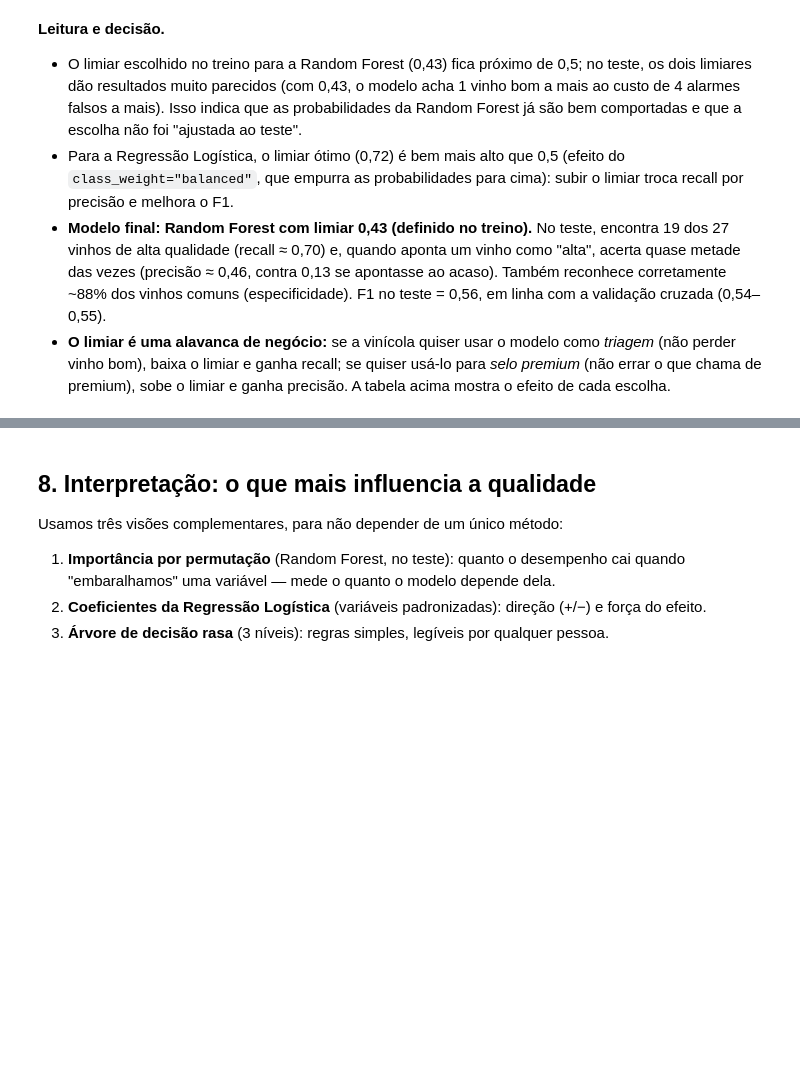
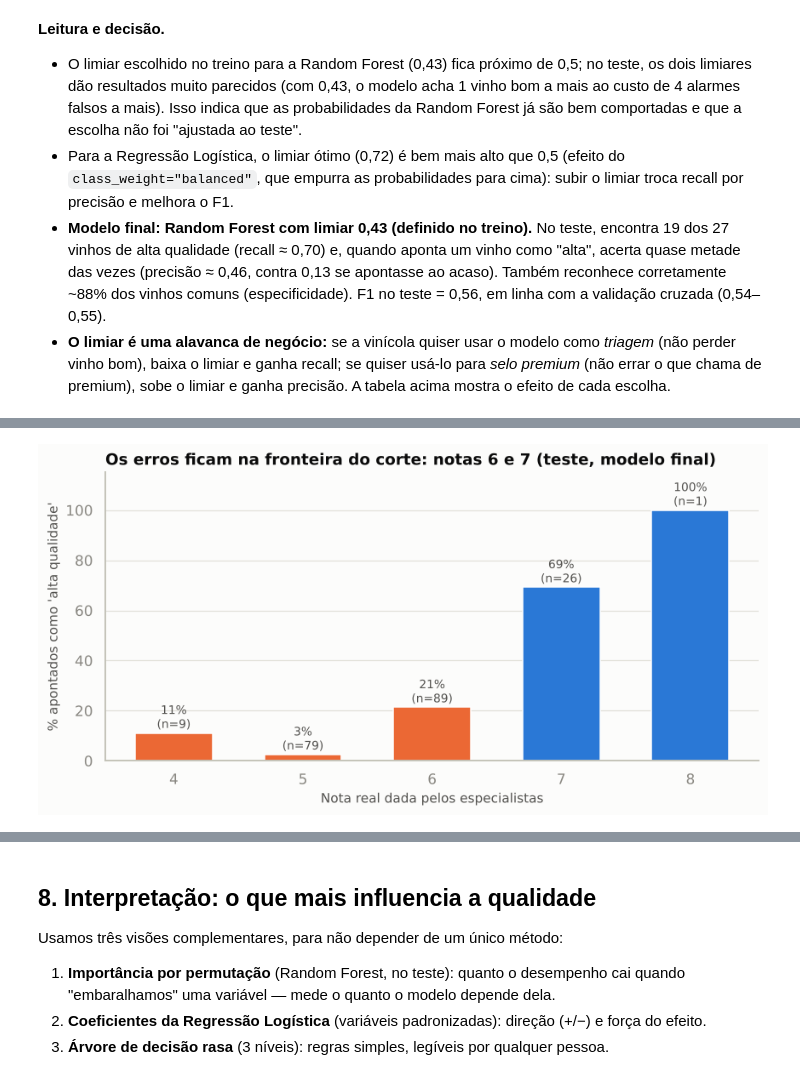
Before and after one commit to igorsycko/postech15dtat-tech-challenge-2-wine, a Jupyter notebook: notebooks/02_modelagem.ipynb, the cells around one changed output, grey strips where cells are left out. Saved outputs shown, nothing was run; the diff lists cells and outputs as text; code cells hidden in the pictures; blank space fills up the shorter version.

```diff
--- a/notebooks/02_modelagem.ipynb
+++ b/notebooks/02_modelagem.ipynb
@@ -478,0 +486,20 @@ weighted avg      0.886     0.853     0.865       204
+# %%
+# Referências justas: o modelo final contra o acaso
+m_final = classification_metrics(y_test, probas_teste["rf"], limiares["rf"]["limiar"])
+referencia = pd.DataFrame({
+    "ao acaso": [0.10, y_test.mean(), 0.50, y_test.mean()],
+    "Random Forest (teste)": [m_final["f1"], m_final["precision"], m_final["roc_auc"], m_final["pr_auc"]],
+}, index=["F1 da classe 'alta'", "precisão (acerto ao apontar 'alta')", "ROC-AUC", "PR-AUC"])
+display(referencia.round(2))
+
+# Nota real de cada vinho do teste x decisão do modelo final
+q_teste = df.loc[X_test.index, "quality"]
+analise = pd.DataFrame({"nota": q_teste, "real": y_test, "previsto": rf_pred, "probabilidade": probas_teste["rf"]})
+print("Notas reais dos falsos positivos:", analise.query("previsto == 1 and real == 0")["nota"].value_counts().sort_index().to_dict())
+print("Notas reais dos falsos negativos:", analise.query("previsto == 0 and real == 1")["nota"].value_counts().sort_index().to_dict())
+
+por_nota = analise.groupby("nota").agg(vinhos=("previsto", "size"), apontados_como_alta=("previsto", "sum"),
+                                       probabilidade_media=("probabilidade", "mean"))
+por_nota["% apontados como alta"] = 100 * por_nota["apontados_como_alta"] / por_nota["vinhos"]
+por_nota.insert(0, "classe real", np.where(por_nota.index >= 7, "Alta", "Baixa/média"))
+por_nota.round(2)
@@ -478,0 +521,15 @@ weighted avg      0.886     0.853     0.865       204
+# %%
+fig, ax = plt.subplots(figsize=(9, 4))
+cores = [viz.COLOR_HIGH if n >= 7 else viz.COLOR_LOW for n in por_nota.index]
+ax.bar(por_nota.index.astype(str), por_nota["% apontados como alta"], color=cores, width=0.6)
+for x, (pct, n) in zip(por_nota.index.astype(str), zip(por_nota["% apontados como alta"], por_nota["vinhos"])):
+    ax.text(x, pct + 2, f"{pct:.0f}%\n(n={n})", ha="center", fontsize=9, color=viz.INK_2)
+ax.set_ylim(0, 115)
+ax.set_xlabel("Nota real dada pelos especialistas")
+ax.set_ylabel("% apontados como 'alta qualidade'")
+ax.set_title("Os erros ficam na fronteira do corte: notas 6 e 7 (teste, modelo final)", loc="left")
+ax.grid(axis="x", visible=False)
+viz.save_fig(fig, "18_erros_por_nota")
+plt.show()
+# %% [output]
+[figure, added]
```
Also changed, not shown: parts of 5 cells of this notebook, 10 other files.
